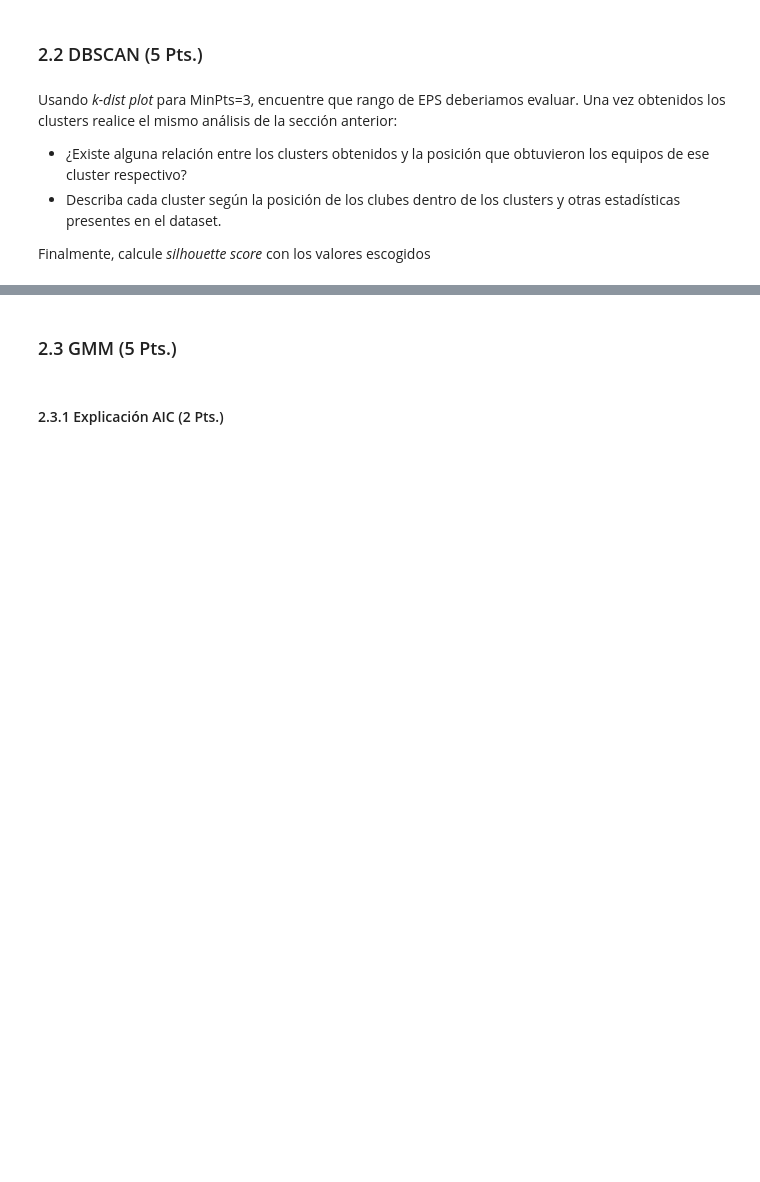
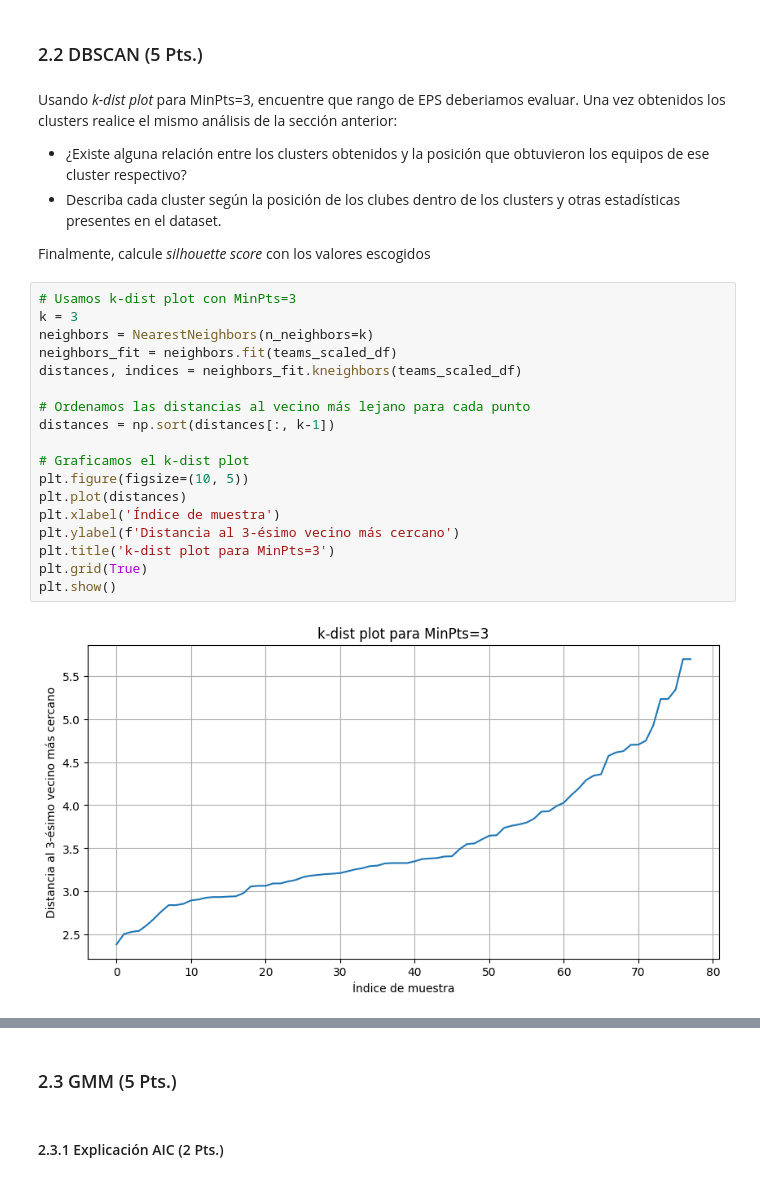
Before and after one commit to VicenteLavagnino/IIC2433, a Jupyter notebook: Tareas/T4/T4_IIC2433.ipynb, the cells around one changed output, grey strips where cells are left out. Cells and saved outputs as stored; diff of their text form; blank space fills up the shorter version.

```diff
--- a/Tareas/T4/T4_IIC2433.ipynb
+++ b/Tareas/T4/T4_IIC2433.ipynb
@@ -122,3 +449,23 @@ Usando *k-dist plot* para MinPts=3, encuentre que rango de EPS deberiamos evalua
 - Describa cada cluster según la posición de los clubes dentro de los clusters y otras estadísticas presentes en el dataset.
 
 Finalmente, calcule *silhouette score* con los valores escogidos
+# %%
+# Usamos k-dist plot con MinPts=3
+k = 3
+neighbors = NearestNeighbors(n_neighbors=k)
+neighbors_fit = neighbors.fit(teams_scaled_df)
+distances, indices = neighbors_fit.kneighbors(teams_scaled_df)
+
+# Ordenamos las distancias al vecino más lejano para cada punto
+distances = np.sort(distances[:, k-1])
+
+# Graficamos el k-dist plot
+plt.figure(figsize=(10, 5))
+plt.plot(distances)
+plt.xlabel('Índice de muestra')
+plt.ylabel(f'Distancia al 3-ésimo vecino más cercano')
+plt.title('k-dist plot para MinPts=3')
+plt.grid(True)
+plt.show()
+# %% [output]
+[figure, added]
```
Also changed, not shown: parts of 21 cells of this notebook, 1 other file.
